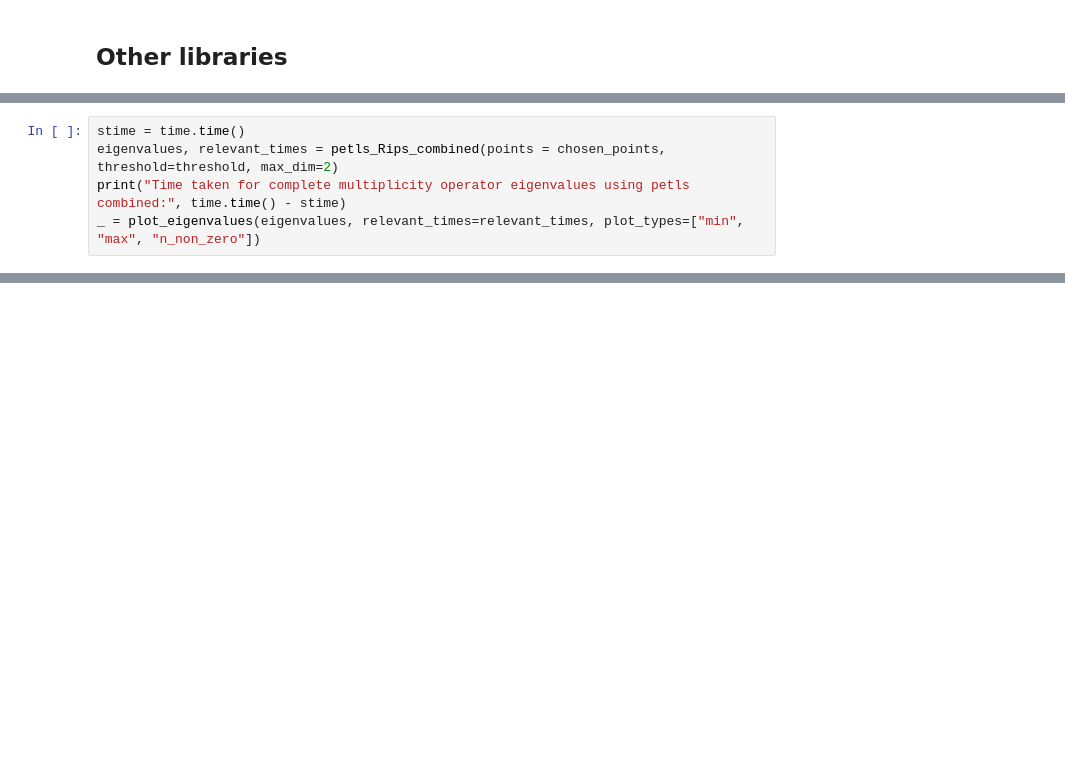
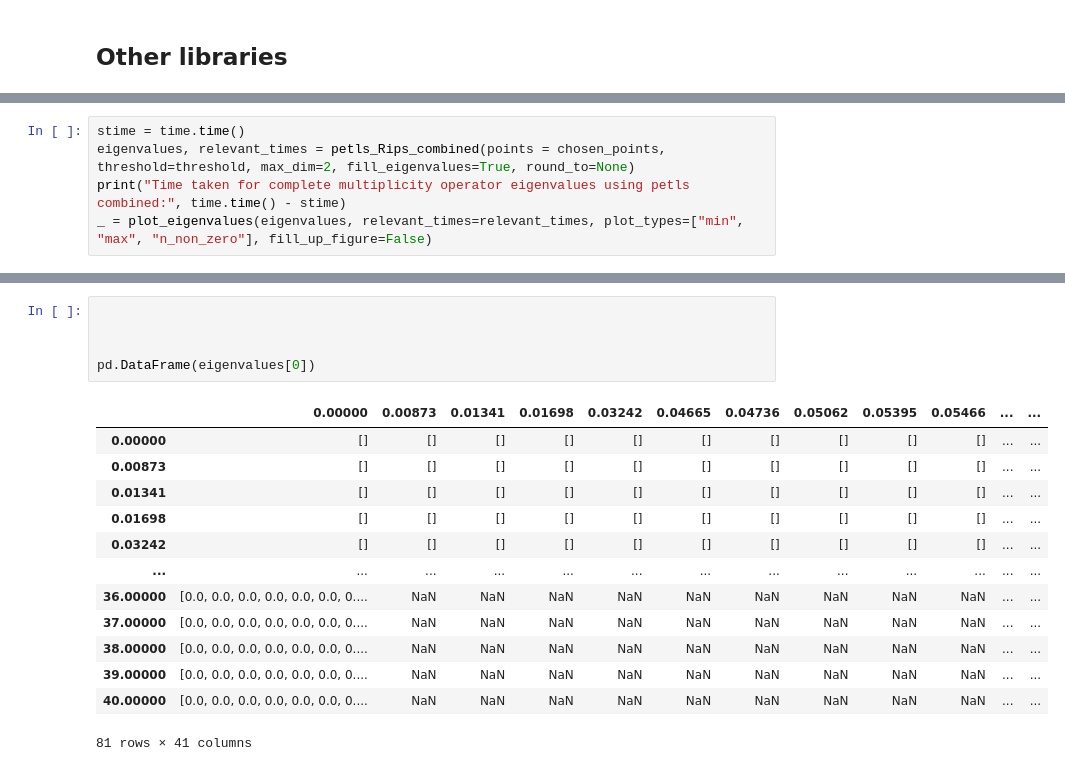
Before and after one commit to siroj99/NewPersistentChains, a Jupyter notebook: laplacians_v2.ipynb, the cells around one changed output, grey strips where cells are left out. Drawn from its saved outputs; the diff is of its cells as text; blank space fills up the shorter version.

```diff
--- a/laplacians_v2.ipynb
+++ b/laplacians_v2.ipynb
@@ -114,6 +118,6 @@ Time taken for complete multiplicity operator eigenvalues using petls: 0.2318229
 # %%
 stime = time.time()
-eigenvalues, relevant_times = petls_Rips_combined(points = chosen_points, threshold=threshold, max_dim=2)
+eigenvalues, relevant_times = petls_Rips_combined(points = chosen_points, threshold=threshold, max_dim=2, fill_eigenvalues=True, round_to=None)
 print("Time taken for complete multiplicity operator eigenvalues using petls combined:", time.time() - stime)
-_ = plot_eigenvalues(eigenvalues, relevant_times=relevant_times, plot_types=["min", "max", "n_non_zero"])
+_ = plot_eigenvalues(eigenvalues, relevant_times=relevant_times, plot_types=["min", "max", "n_non_zero"], fill_up_figure=False)
 # %% [output]
@@ -122,0 +126,19 @@ TypeError: Dimensions of C (181, 182) should be one smaller than X(183) and Y(18
+# %%
+
+
+
+pd.DataFrame(eigenvalues[0])
+# %% [output]
+|  | 0.00000 | 0.00873 | 0.01341 | 0.01698 | 0.03242 | 0.04665 | 0.04736 | 0.05062 | 0.05395 | 0.05466 | ... | ... |
+| 0.00000 | [] | [] | [] | [] | [] | [] | [] | [] | [] | [] | ... | ... |
+| 0.00873 | [] | [] | [] | [] | [] | [] | [] | [] | [] | [] | ... | ... |
+| 0.01341 | [] | [] | [] | [] | [] | [] | [] | [] | [] | [] | ... | ... |
+| 0.01698 | [] | [] | [] | [] | [] | [] | [] | [] | [] | [] | ... | ... |
+| 0.03242 | [] | [] | [] | [] | [] | [] | [] | [] | [] | [] | ... | ... |
+| ... | ... | ... | ... | ... | ... | ... | ... | ... | ... | ... | ... | ... |
+| 36.00000 | [0.0, 0.0, 0.0, 0.0, 0.0, 0.0, 0.... | NaN | NaN | NaN | NaN | NaN | NaN | NaN | NaN | NaN | ... | ... |
+| 37.00000 | [0.0, 0.0, 0.0, 0.0, 0.0, 0.0, 0.... | NaN | NaN | NaN | NaN | NaN | NaN | NaN | NaN | NaN | ... | ... |
+| 38.00000 | [0.0, 0.0, 0.0, 0.0, 0.0, 0.0, 0.... | NaN | NaN | NaN | NaN | NaN | NaN | NaN | NaN | NaN | ... | ... |
+| 39.00000 | [0.0, 0.0, 0.0, 0.0, 0.0, 0.0, 0.... | NaN | NaN | NaN | NaN | NaN | NaN | NaN | NaN | NaN | ... | ... |
+| 40.00000 | [0.0, 0.0, 0.0, 0.0, 0.0, 0.0, 0.... | NaN | NaN | NaN | NaN | NaN | NaN | NaN | NaN | NaN | ... | ... |
+81 rows × 41 columns
```
Also changed, not shown: parts of 8 cells of this notebook, 22 other files.
